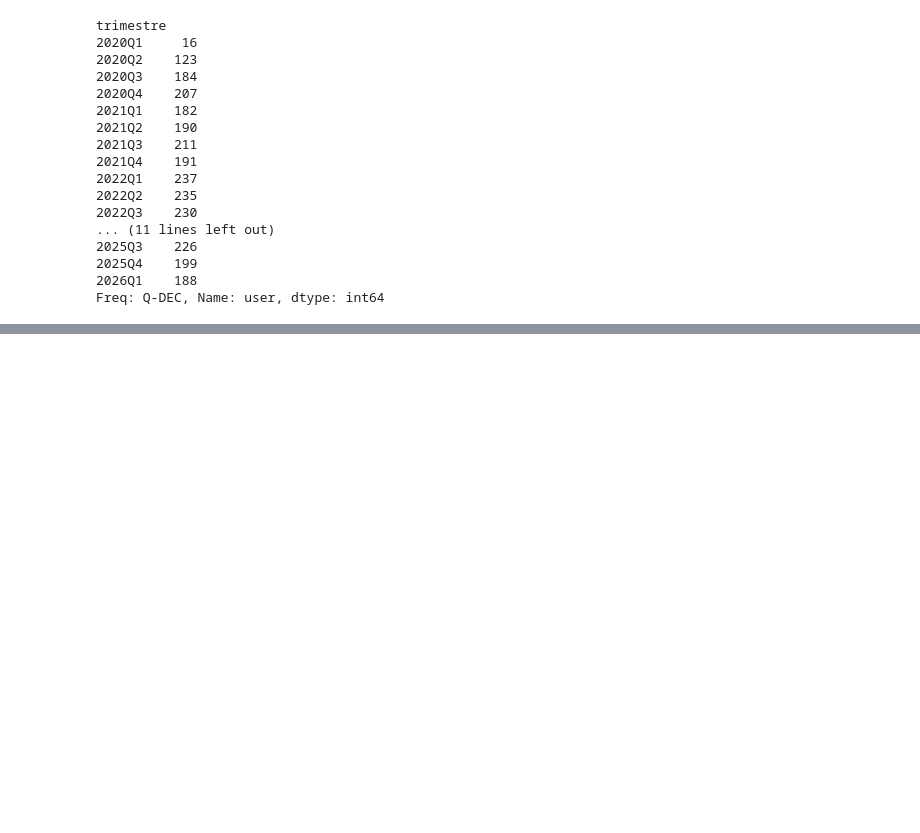
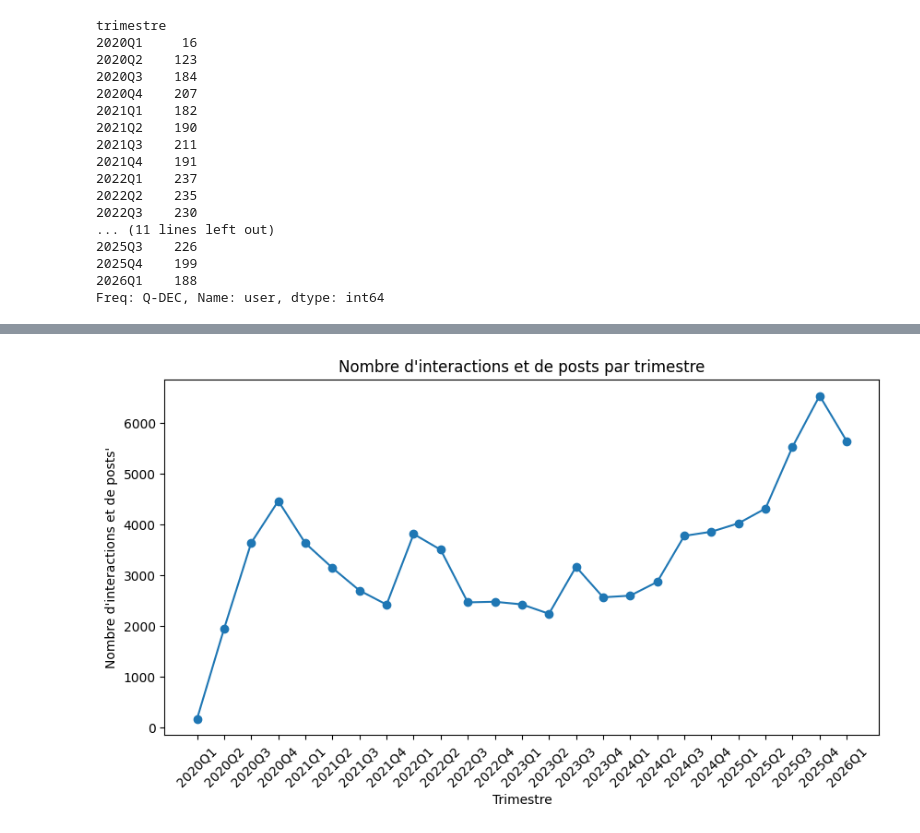
Before and after one commit to CF-Recor/Reddit-Polarization, a Jupyter notebook: description/simple_stats.ipynb, the cells around one changed output, grey strips where cells are left out. Drawn from its saved outputs; the diff is of its cells as text; code cells hidden in the pictures; blank space fills up the shorter version.

```diff
--- a/description/simple_stats.ipynb
+++ b/description/simple_stats.ipynb
@@ -139,0 +220,24 @@ Freq: Q-DEC, Name: user, dtype: int64
+# %%
+commentaires_trimestre = (
+    df.groupby("trimestre")
+    .size()
+    .reset_index(name="nb_commentaires")
+)
+# %%
+plt.figure(figsize=(10, 5))
+
+plt.plot(
+    commentaires_trimestre["trimestre"].astype(str),
+    commentaires_trimestre["nb_commentaires"],
+    marker="o"
+)
+
+plt.xlabel("Trimestre")
+plt.ylabel("Nombre d'interactions et de posts'")
+plt.title("Nombre d'interactions et de posts par trimestre")
+
+plt.xticks(rotation=45)
+
+plt.savefig("CommentairesQ.png")
+# %% [output]
+[figure, added]
```
Also changed, not shown: parts of 9 cells of this notebook.
